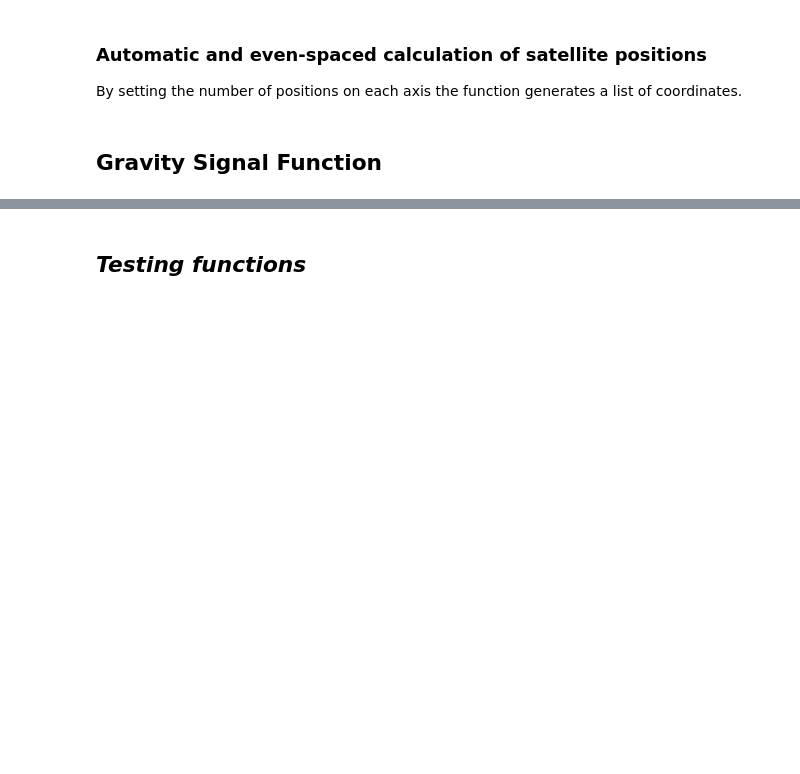
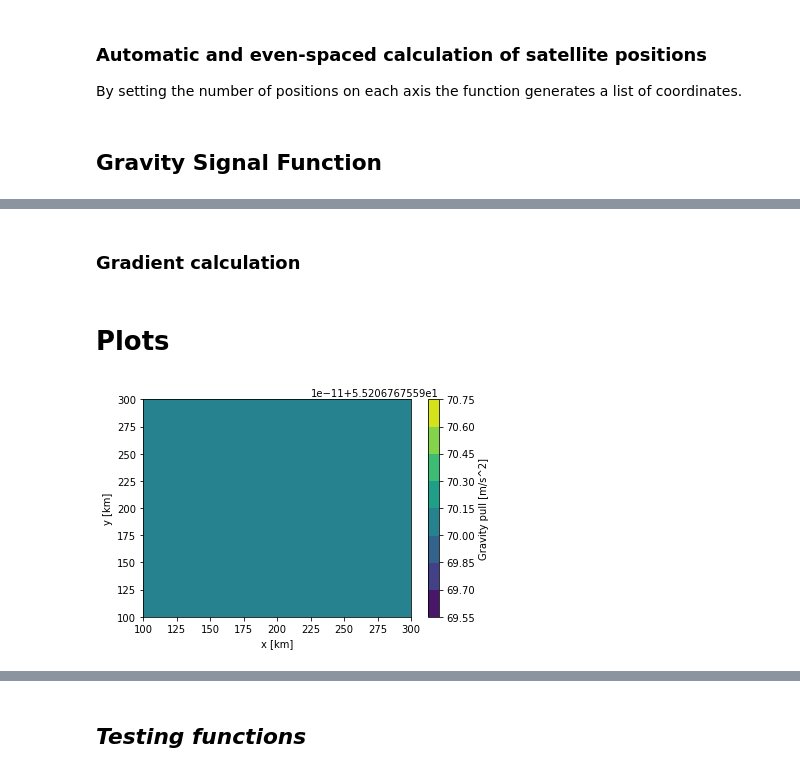
Before and after one commit to RaffaToSpace/Satellite_Gravity_Gradient_Model, a Jupyter notebook: gravity_signal_V2.ipynb, the cells around one changed output, grey strips where cells are left out. Cells and saved outputs as stored; diff of their text form; code cells hidden in the pictures; blank space fills up the shorter version.

```diff
--- a/gravity_signal_V2.ipynb
+++ b/gravity_signal_V2.ipynb
@@ -120,2 +126,6 @@ def gravity_force_1D(Gconst,mass_map,pol_map):
+# %%
+def pm_dict_maker(coordinates_map,sat_positions,altitude):
+    pm_dict = {coord : polar_map(coordinates_map,coord[0],coord[1],altitude) for coord in sat_positions}
+    return pm_dict
 # %% [markdown]
 ## Signal Calculation and final result
@@ -122,0 +134,20 @@ def gravity_force_1D(Gconst,mass_map,pol_map):
+# %%
+# satellite locations corresponding dictionary of polar maps
+pm_set_first=pm_dict_maker(coordinates_map,satellite_positions,altitude)
+# line below generates a dictionary of measurements per satellite location set
+grav_map_first = {loc: gravity_force_1D(Gconst,massmap,pm_set_first[loc])[0] for loc in pm_set_first}
+# %%
+GM_first = {'x':[],'y':[],'grav_pull':[]}
+for coord,grav in grav_map_first.items():
+    GM_first['x'].append(coord[0])
+    GM_first['y'].append(coord[1])
+    GM_first['grav_pull'].append(grav)
+# %%
+GM_first_matrix={}
+GM_first_matrix['x'] = np.unique(GM_first['x'])
+GM_first_matrix['y'] = np.unique(GM_first['y'])
+GM_first_matrix['grav_pull']= np.empty([len(GM_first_matrix['x']),len(GM_first_matrix['y'])])
+
+for i in range(len(GM_first_matrix['x'])):
+    for j in range(len(GM_first_matrix['y'])):
+        GM_first_matrix['grav_pull'][i][j] = grav_map_first[(GM_first_matrix['x'][i],GM_first_matrix['y'][j])]
@@ -122,0 +175,2 @@ def gravity_force_1D(Gconst,mass_map,pol_map):
+# %% [markdown]
+### Gradient calculation
@@ -122,0 +194,13 @@ def gravity_force_1D(Gconst,mass_map,pol_map):
+# %% [markdown]
+# Plots
+# %%
+# first satellite
+fig, ax = plt.subplots()
+cs = ax.contourf(GM_first_matrix['x'], GM_first_matrix['y'], GM_first_matrix['grav_pull'])
+cbar = fig.colorbar(cs)
+plt.xlabel('x [km]')
+plt.ylabel('y [km]')
+cbar.set_label('Gravity pull [m/s^2]')
+plt.show()
+# %% [output]
+[figure, added]
```
Also changed, not shown: parts of 22 cells of this notebook.
